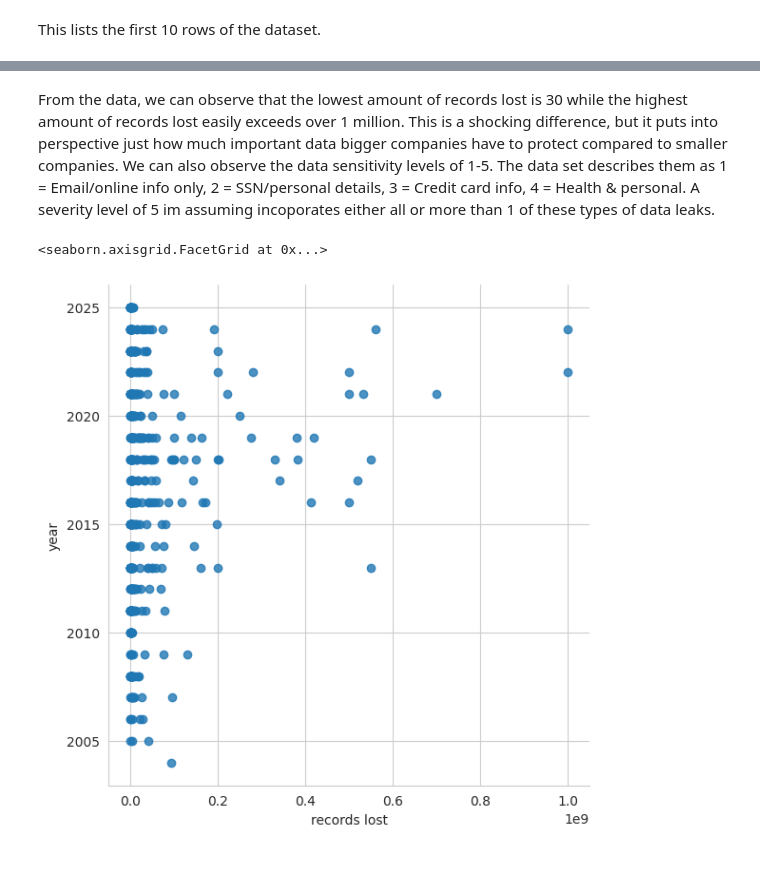
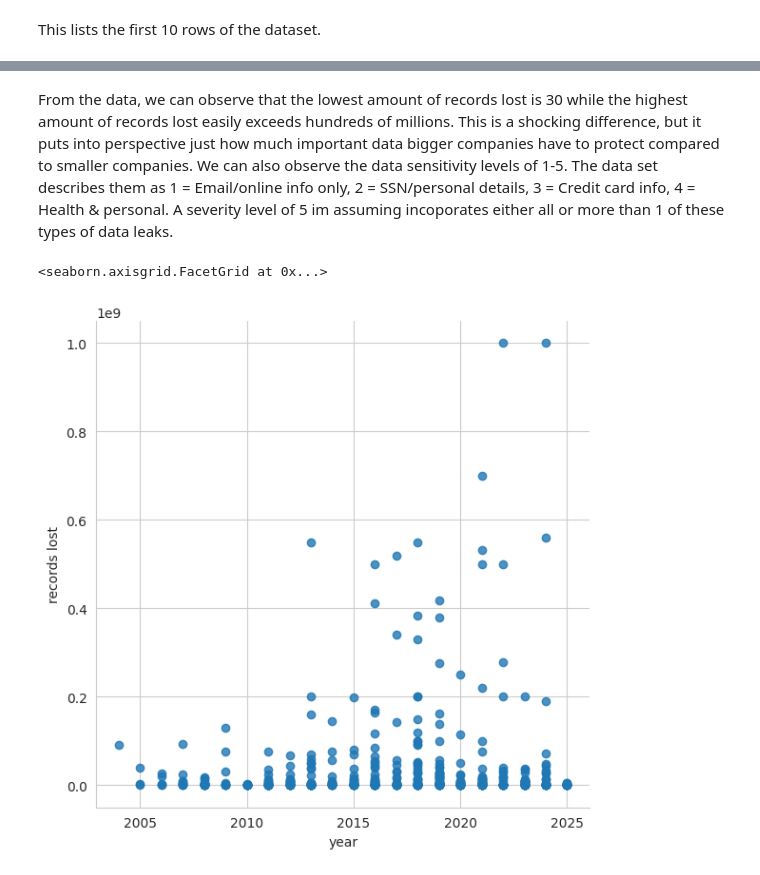
Before and after one commit to Timoshi2/Kaggledataset, a Jupyter notebook: breaches.ipynb, the cells around one changed output, grey strips where cells are left out. Saved outputs shown, nothing was run; the diff lists cells and outputs as text; code cells hidden in the pictures.

```diff
--- a/breaches.ipynb
+++ b/breaches.ipynb
@@ -36,11 +36,11 @@ df.describe().T
 | data sensitivity | 519.0 | 2.331407e+00 | 1.183051e+00 | 1.0 | 1.00 | 2.0 | 3.00 | 5.000000e+00 |
 | ID | 520.0 | 2.625192e+02 | 1.513924e+02 | 2.0 | 131.75 | 261.5 | 393.25 | 5.240000e+02 |
 # %% [markdown]
-From the data, we can observe that the lowest amount of records lost is 30 while the highest amount of records lost easily exceeds over 1 million. This is a shocking difference, but it puts into perspective just how much important data bigger companies have to protect compared to smaller companies. We can also observe the data sensitivity levels of 1-5. The data set describes them as 1 = Email/online info only, 2 = SSN/personal details, 3 = Credit card info, 4 = Health & personal. A severity level of 5 im assuming incoporates either all or more than 1 of these types of data leaks.
+From the data, we can observe that the lowest amount of records lost is 30 while the highest amount of records lost easily exceeds hundreds of millions. This is a shocking difference, but it puts into perspective just how much important data bigger companies have to protect compared to smaller companies. We can also observe the data sensitivity levels of 1-5. The data set describes them as 1 = Email/online info only, 2 = SSN/personal details, 3 = Credit card info, 4 = Health & personal. A severity level of 5 im assuming incoporates either all or more than 1 of these types of data leaks.
 # %%
 sns.set_style('whitegrid')
-sns.lmplot(x='records lost', y='year', data=df,
+sns.lmplot(x='year', y='records lost', data=df,
            palette='coolwarm', height=6, aspect=1, fit_reg=False)
 # %% [output]
 <seaborn.axisgrid.FacetGrid at 0x...>
-[figure, old version]
+[figure, new version]
```
Also changed, not shown: parts of 3 cells of this notebook.
